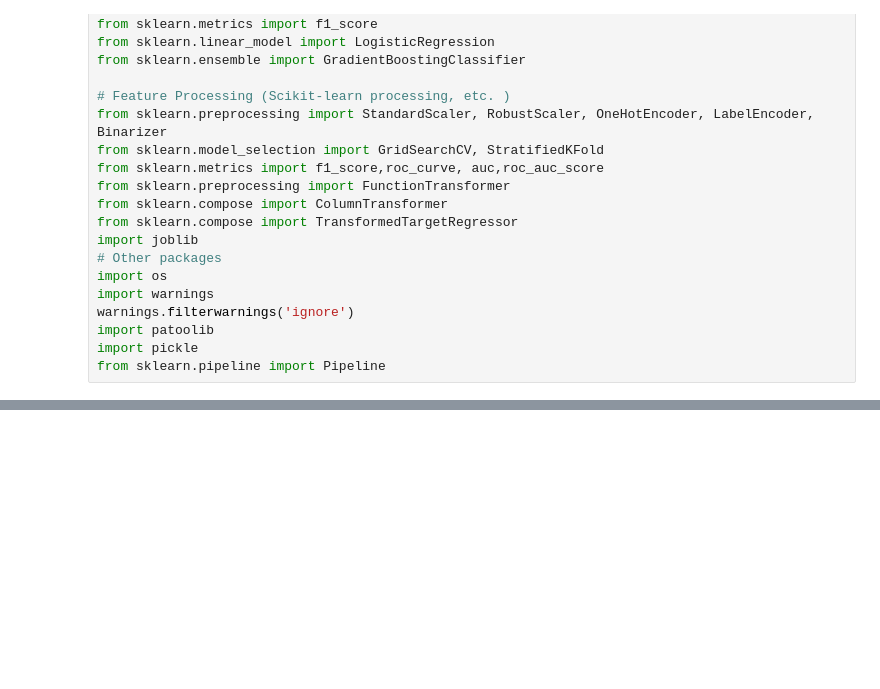
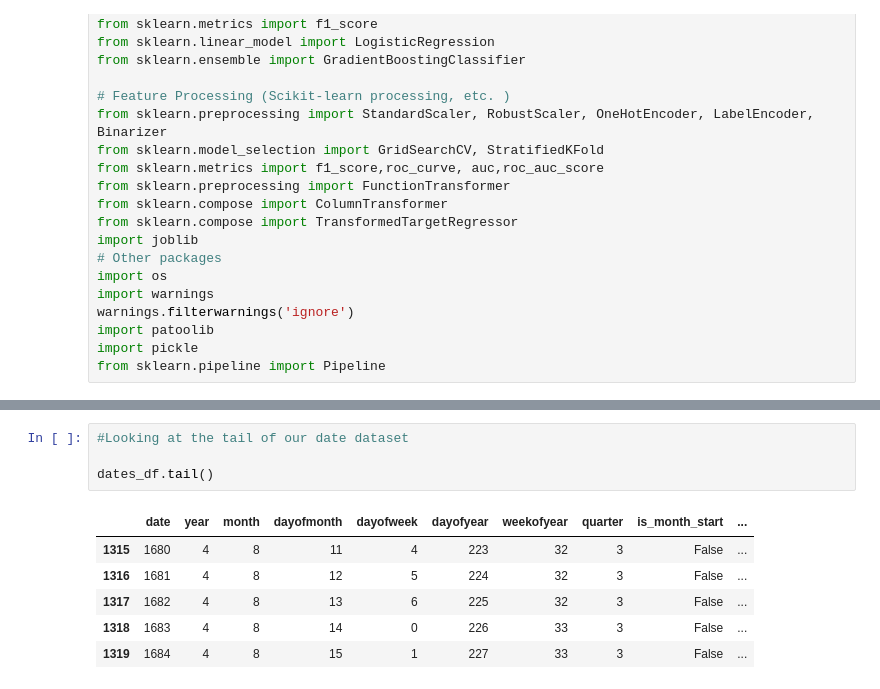
Before and after one commit to Gilbert-B/Forecasting-Sales, a Jupyter notebook: dev/notebook/Sales_Forecast.ipynb, the cells around one changed output, grey strips where cells are left out. Drawn from its saved outputs; the diff is of its cells as text; blank space fills up the shorter version.

```diff
--- a/dev/notebook/Sales_Forecast.ipynb
+++ b/dev/notebook/Sales_Forecast.ipynb
@@ -79,0 +265,11 @@ from sklearn.pipeline import Pipeline
+# %%
+#Looking at the tail of our date dataset
+
+dates_df.tail()
+# %% [output]
+|  | date | year | month | dayofmonth | dayofweek | dayofyear | weekofyear | quarter | is_month_start | ... |
+| 1315 | 1680 | 4 | 8 | 11 | 4 | 223 | 32 | 3 | False | ... |
+| 1316 | 1681 | 4 | 8 | 12 | 5 | 224 | 32 | 3 | False | ... |
+| 1317 | 1682 | 4 | 8 | 13 | 6 | 225 | 32 | 3 | False | ... |
+| 1318 | 1683 | 4 | 8 | 14 | 0 | 226 | 33 | 3 | False | ... |
+| 1319 | 1684 | 4 | 8 | 15 | 1 | 227 | 33 | 3 | False | ... |
```
Also changed, not shown: parts of 21 cells of this notebook, 6 other files.
